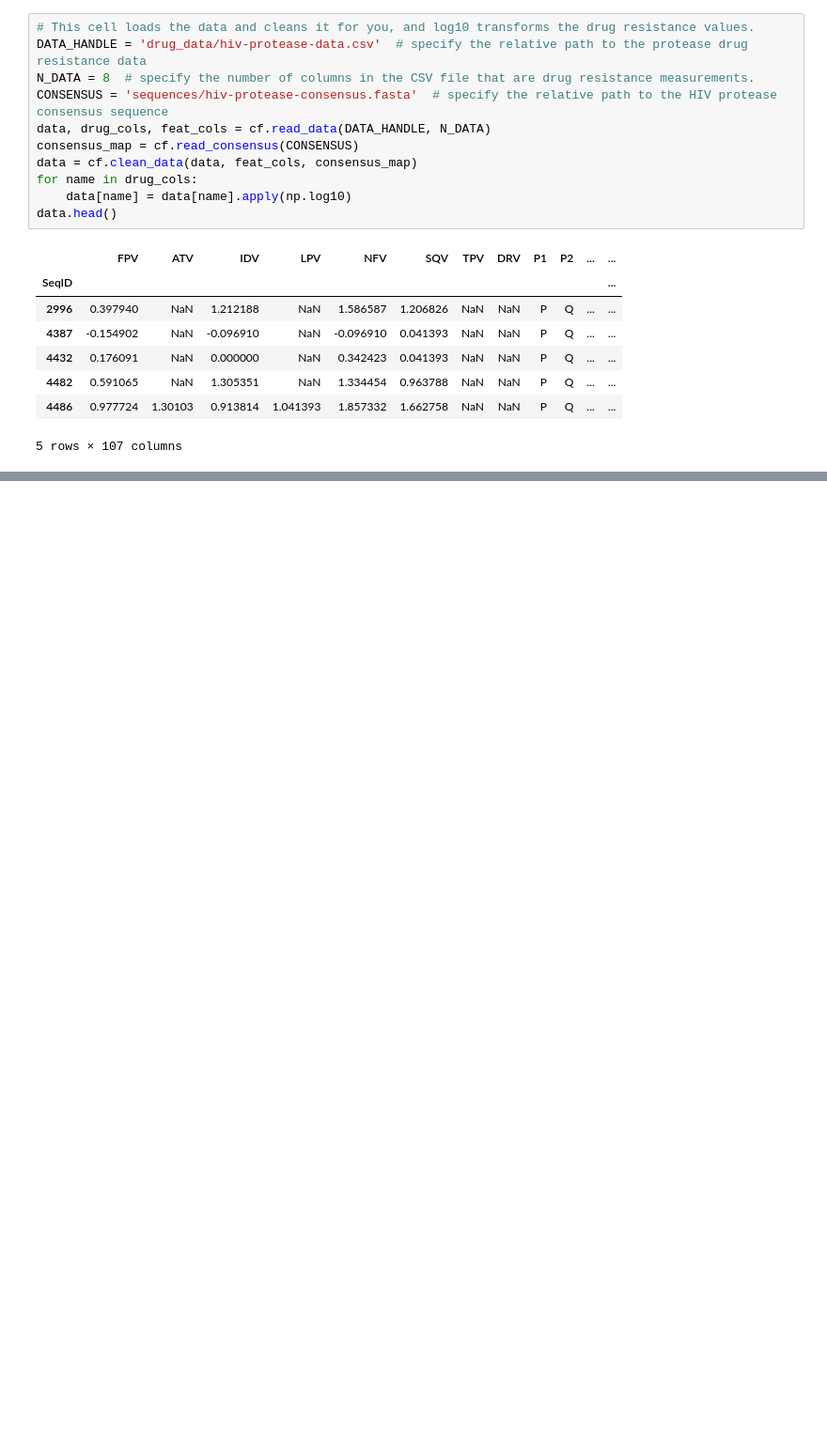
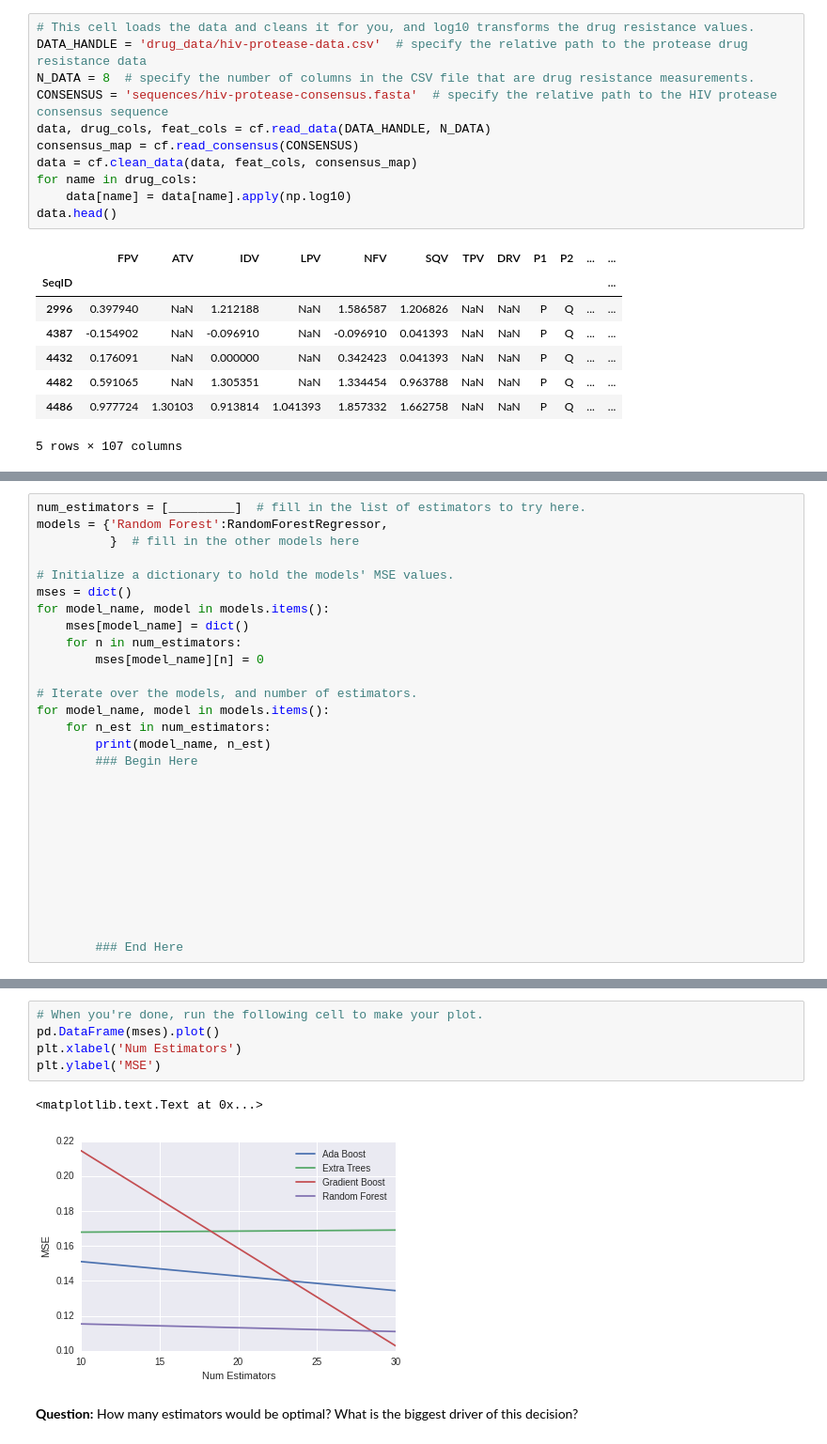
Before and after one commit to ericmjl/systems-microbiology-hiv, a Jupyter notebook: Problem Set.ipynb, the cells around one changed output, grey strips where cells are left out. Shown: that part at 94% size. Saved outputs shown, nothing was run; the diff lists cells and outputs as text; blank space fills up the shorter version.

```diff
--- a/Problem Set.ipynb
+++ b/Problem Set.ipynb
@@ -96,0 +147,28 @@ Write a block of code that plots the distribution of drug resistance across all
+# %%
+num_estimators = [_________]  # fill in the list of estimators to try here.
+models = {'Random Forest':RandomForestRegressor,
+          }  # fill in the other models here
+
+# Initialize a dictionary to hold the models' MSE values.
+mses = dict()
+for model_name, model in models.items():
+    mses[model_name] = dict()
+    for n in num_estimators:
+        mses[model_name][n] = 0
+
+# Iterate over the models, and number of estimators.
+for model_name, model in models.items():
+    for n_est in num_estimators:
+        print(model_name, n_est)
+        ### Begin Here
+
+
+
+
+
+
+
+
+
+
+        ### End Here
@@ -96,0 +184,10 @@ Write a block of code that plots the distribution of drug resistance across all
+# %%
+# When you're done, run the following cell to make your plot.
+pd.DataFrame(mses).plot()
+plt.xlabel('Num Estimators')
+plt.ylabel('MSE')
+# %% [output]
+<matplotlib.text.Text at 0x...>
+[figure, added]
+# %% [markdown]
+**Question:** How many estimators would be optimal? What is the biggest driver of this decision?
```
Also changed, not shown: parts of 19 cells of this notebook, 1 other file.
